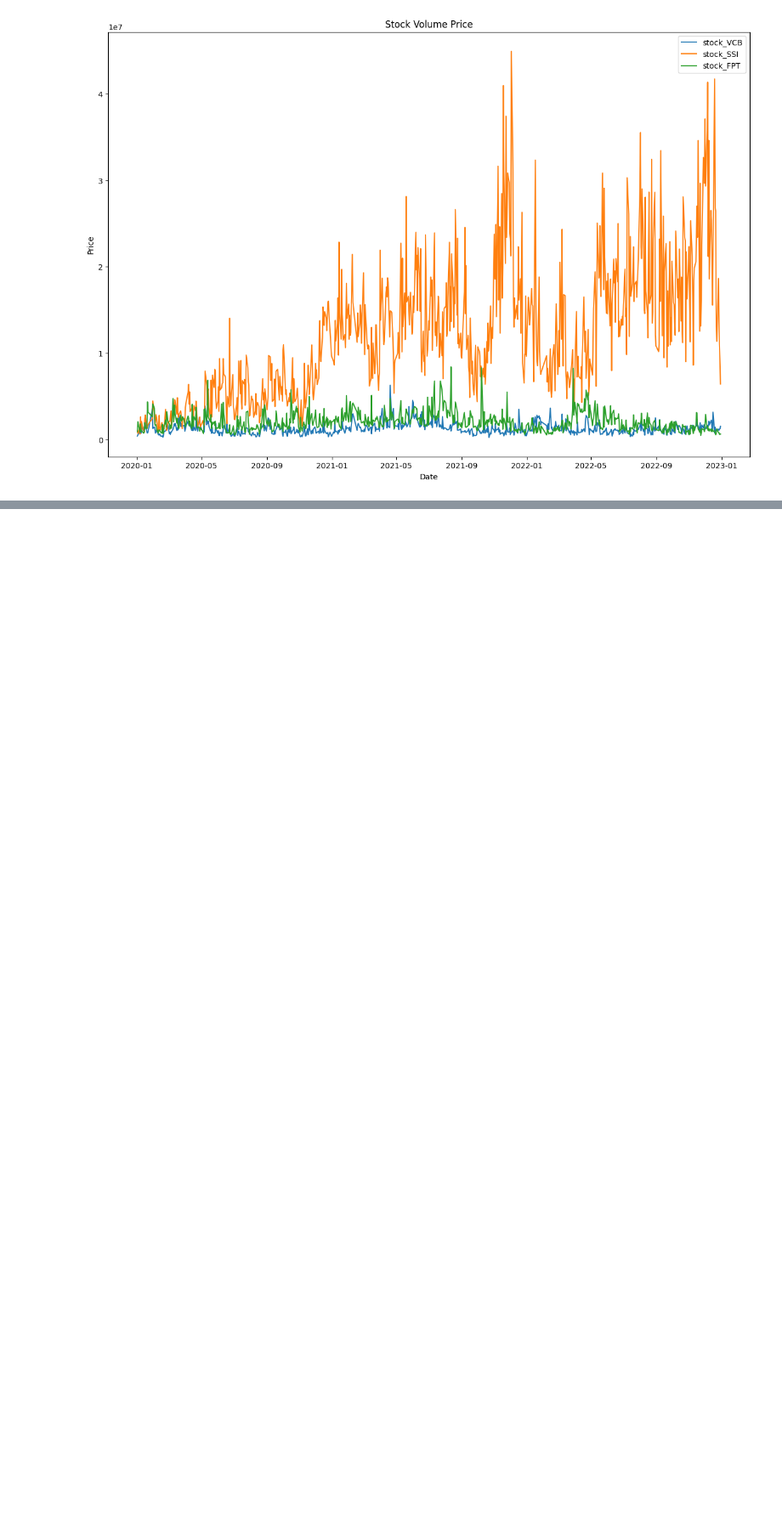
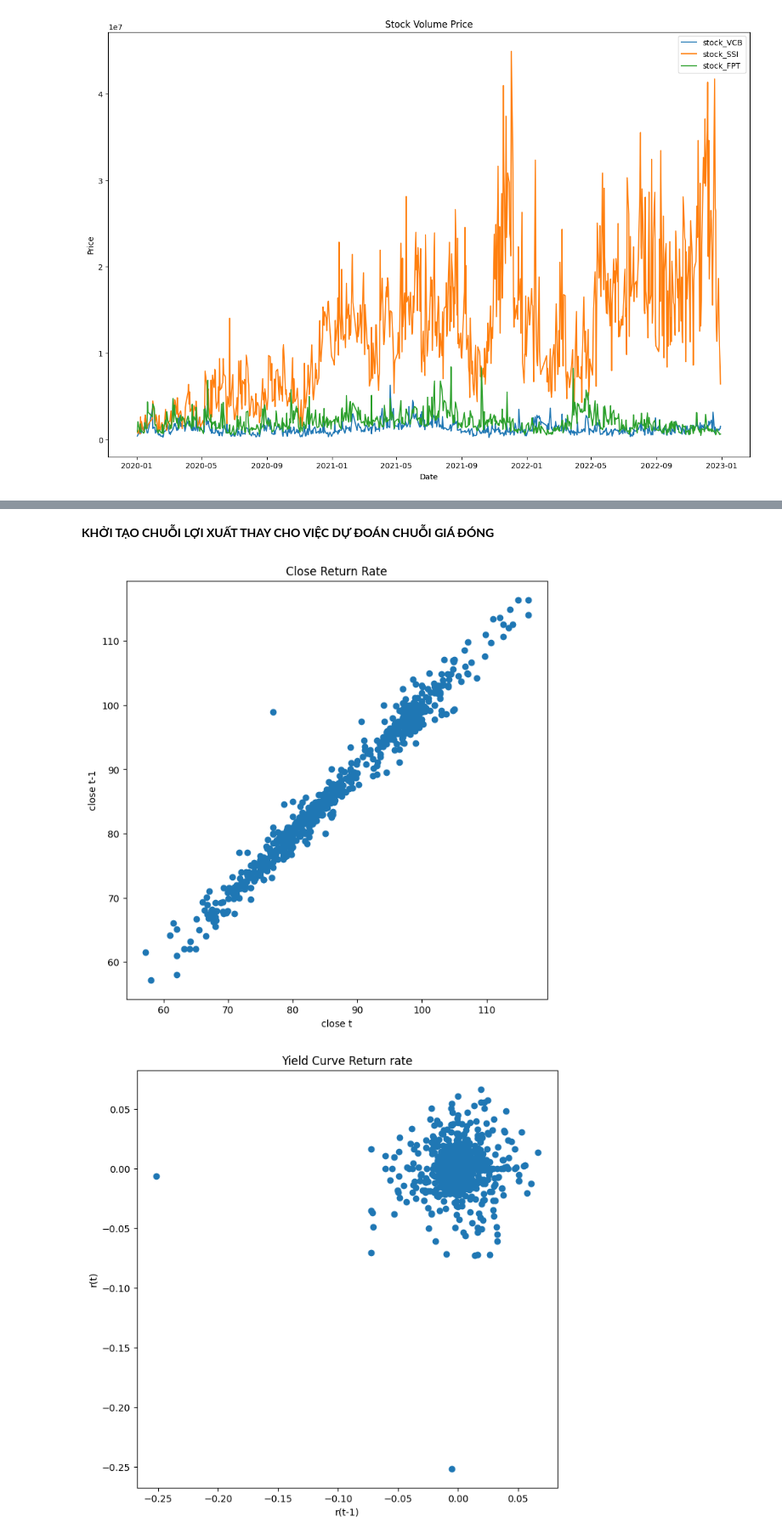
Before and after one commit to Toricat/Predicting_Vietnamese_Stock, a Jupyter notebook: model.ipynb, the cells around one changed output, grey strips where cells are left out. Shown at 85% size. Saved outputs shown, nothing was run; the diff lists cells and outputs as text; code cells hidden in the pictures; blank space fills up the shorter version.

```diff
--- a/model.ipynb
+++ b/model.ipynb
@@ -288,0 +555,30 @@ AttributeError: 'numpy.ndarray' object has no attribute 'plot'
+# %% [markdown]
+**KHỞI TẠO CHUỖI LỢI XUẤT THAY CHO VIỆC DỰ ĐOÁN CHUỖI GIÁ ĐÓNG**
+# %%
+import matplotlib.pyplot as plt
+plt.figure(figsize=(8, 8))
+x=stock_VCB_calculate.data['close'].values[1:]
+y=stock_VCB_calculate.data['close'].values[:-1]
+plt.scatter(x=x,y=y)
+plt.title('Close Return Rate')
+plt.xlabel('close t')
+plt.ylabel('close t-1')
+plt.show()
+
+
+import numpy as np
+# Tính chuỗi return
+r_t = np.log(stock_VCB_calculate.data['close']/stock_VCB_calculate.data['close'].shift(1)).values[:, 0]
+mean = np.nanmean(r_t)
+r_t[0]=mean
+plt.figure(figsize=(8, 8))
+x=r_t[1:]
+y=r_t[:-1]
+plt.scatter(x=x,y=y)
+plt.title('Yield Curve Return rate')
+plt.xlabel('r(t-1)')
+plt.ylabel('r(t)')
+plt.show()
+# %% [output]
+[figure, added]
+[figure, added]
```
Also changed, not shown: parts of 45 cells of this notebook, 1 other file.
